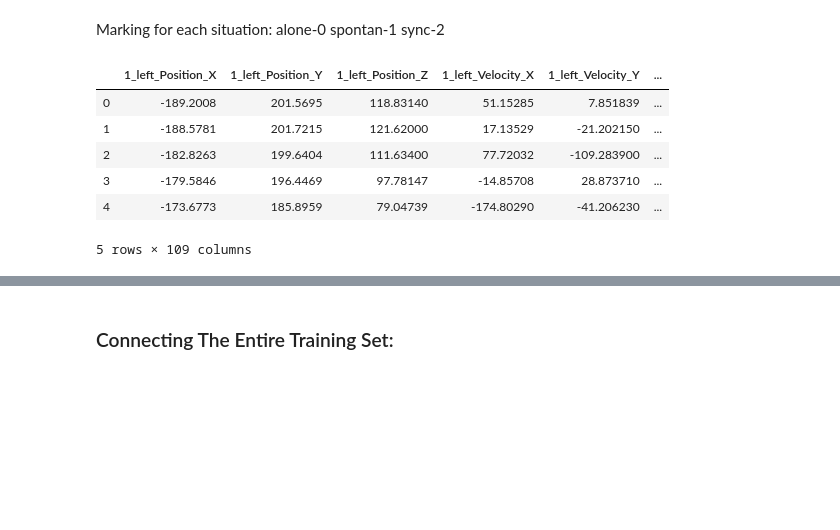
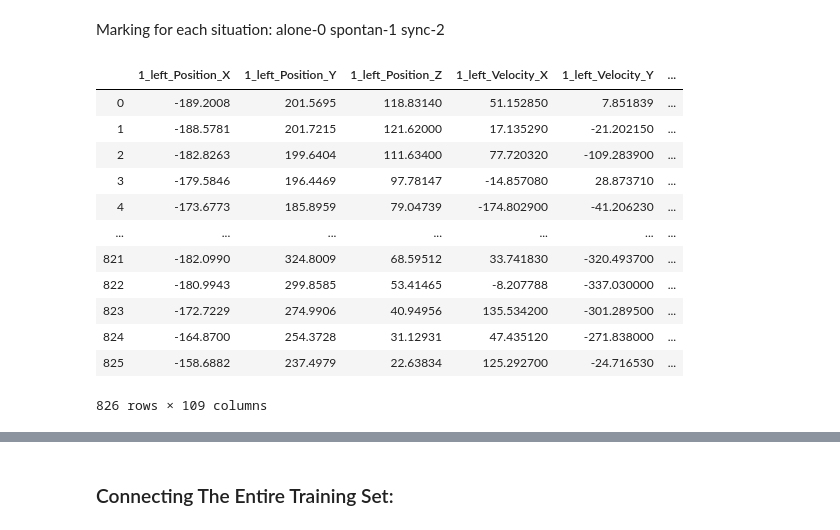
Before and after one commit to nofaryos/Project-Data-visualization, a Jupyter notebook: Project_part2.ipynb, the cells around one changed output, grey strips where cells are left out. Drawn from its saved outputs; the diff is of its cells as text; code cells hidden in the pictures; blank space fills up the shorter version.

```diff
--- a/Project_part2.ipynb
+++ b/Project_part2.ipynb
@@ -165,15 +165,21 @@ sync-2
 # %%
 df_data1=Data_set(df_Spontan1)
 df_data1['Situation']=1
-df_data1.head()
+df_data1
 # %% [output]
 |  | 1_left_Position_X | 1_left_Position_Y | 1_left_Position_Z | 1_left_Velocity_X | 1_left_Velocity_Y | ... |
-| 0 | -189.2008 | 201.5695 | 118.83140 | 51.15285 | 7.851839 | ... |
-| 1 | -188.5781 | 201.7215 | 121.62000 | 17.13529 | -21.202150 | ... |
-| 2 | -182.8263 | 199.6404 | 111.63400 | 77.72032 | -109.283900 | ... |
-| 3 | -179.5846 | 196.4469 | 97.78147 | -14.85708 | 28.873710 | ... |
-| 4 | -173.6773 | 185.8959 | 79.04739 | -174.80290 | -41.206230 | ... |
+| 0 | -189.2008 | 201.5695 | 118.83140 | 51.152850 | 7.851839 | ... |
+| 1 | -188.5781 | 201.7215 | 121.62000 | 17.135290 | -21.202150 | ... |
+| 2 | -182.8263 | 199.6404 | 111.63400 | 77.720320 | -109.283900 | ... |
+| 3 | -179.5846 | 196.4469 | 97.78147 | -14.857080 | 28.873710 | ... |
+| 4 | -173.6773 | 185.8959 | 79.04739 | -174.802900 | -41.206230 | ... |
+| ... | ... | ... | ... | ... | ... | ... |
+| 821 | -182.0990 | 324.8009 | 68.59512 | 33.741830 | -320.493700 | ... |
+| 822 | -180.9943 | 299.8585 | 53.41465 | -8.207788 | -337.030000 | ... |
+| 823 | -172.7229 | 274.9906 | 40.94956 | 135.534200 | -301.289500 | ... |
+| 824 | -164.8700 | 254.3728 | 31.12931 | 47.435120 | -271.838000 | ... |
+| 825 | -158.6882 | 237.4979 | 22.63834 | 125.292700 | -24.716530 | ... |
-5 rows × 109 columns
+826 rows × 109 columns
 # %%
 df_data2=Data_set(df_Spontan2)
 df_data2['Situation']=1
```
Also changed, not shown: parts of 16 cells of this notebook.
